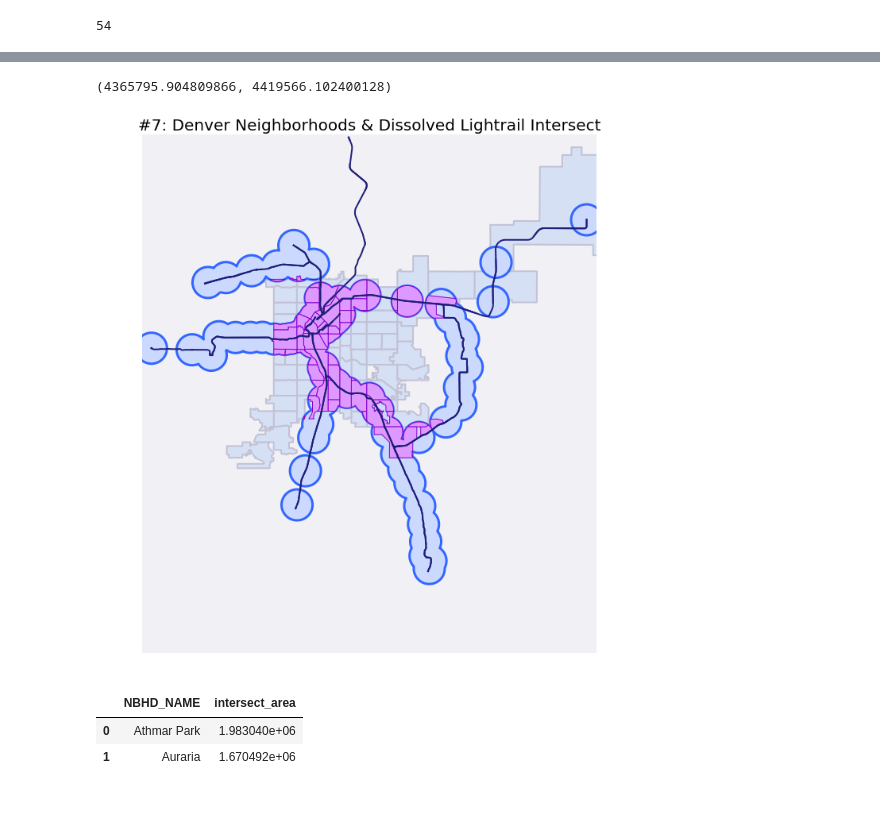
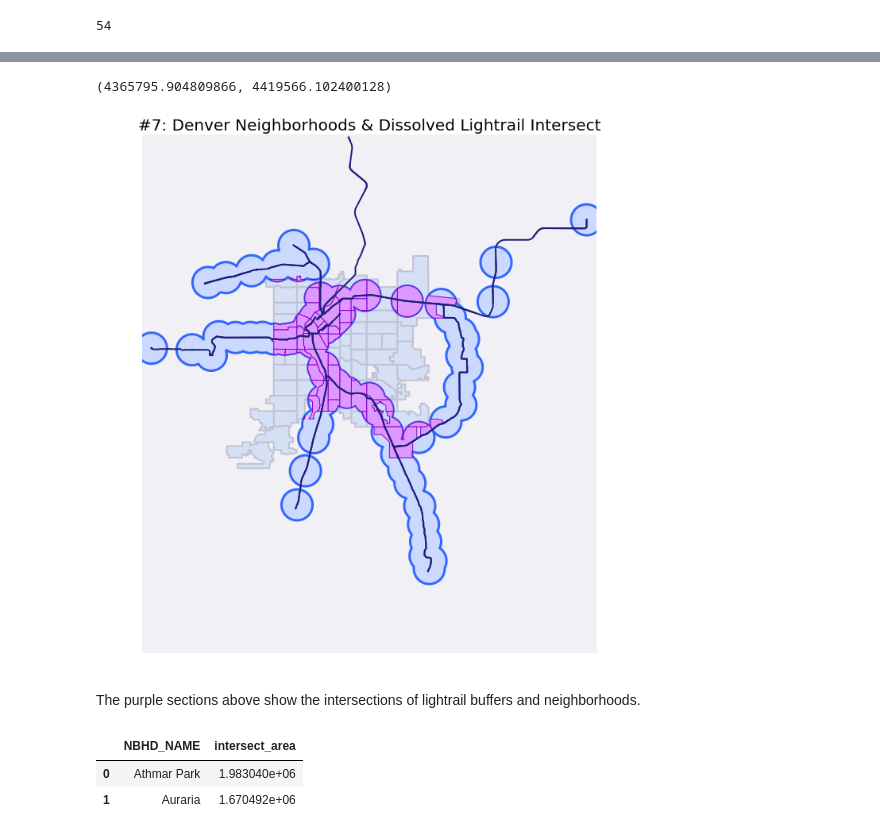
Before and after one commit to sarahrunkle/all-the-maps, a Jupyter notebook: geopandas_example3.ipynb, the cells around one changed output, grey strips where cells are left out. Saved outputs shown, nothing was run; the diff lists cells and outputs as text; code cells hidden in the pictures; blank space fills up the shorter version.

```diff
--- a/geopandas_example3.ipynb
+++ b/geopandas_example3.ipynb
@@ -490,40 +491,42 @@ intersection.head(2)
 map7 = plot_basic_map('#7: Denver Neighborhoods & Dissolved Lightrail Intersect')
 
 # plot neighborhoods
-neighborhoods2.plot(ax=map7.gca(),
+neighborhoods3.plot(ax=map7.gca(),
                     color='#d6e0f5',
                     linewidth=2.0,
                     edgecolor='#c2c2d6',
                     zorder=1)
 
 # plot the lightrail lines
 lines2.plot(ax=map7.gca(),
                 color='#1f1f7a',
                 linewidth=2.0,
                 zorder=4)
 
 # plot the station points
 stations5_dissolve.plot(ax=map7.gca(),
                         color='#ccd9ff',
                         linewidth=3.0,
                         edgecolor='#3366ff',
                         zorder=2)
 
 # plot the intersection
 intersection.plot(ax=map7.gca(),
                         color='#dd99ff',
                         linewidth=1.0,
                         edgecolor='#8800cc',
                         zorder=3)
 
 # set the bounds to zoom in to the Denver area
 # here actually using lightrail station bounds
 min_x, min_y, max_x, max_y = map_bounds(stations3, (2/1000))
 map7.gca().set_xlim(min_x, max_x)
 map7.gca().set_ylim(min_y, max_y)
 # %% [output]
 (4365795.904809866, 4419566.102400128)
-[figure, old version]
+[figure, new version]
+# %% [markdown]
+The purple sections above show the intersections of lightrail buffers and neighborhoods.
 # %%
 # also create area_sqm for the neighborhoods3 data
 neighborhoods3['area_sqm'] = neighborhoods3['geometry'].area
```
Also changed, not shown: parts of 15 cells of this notebook.
